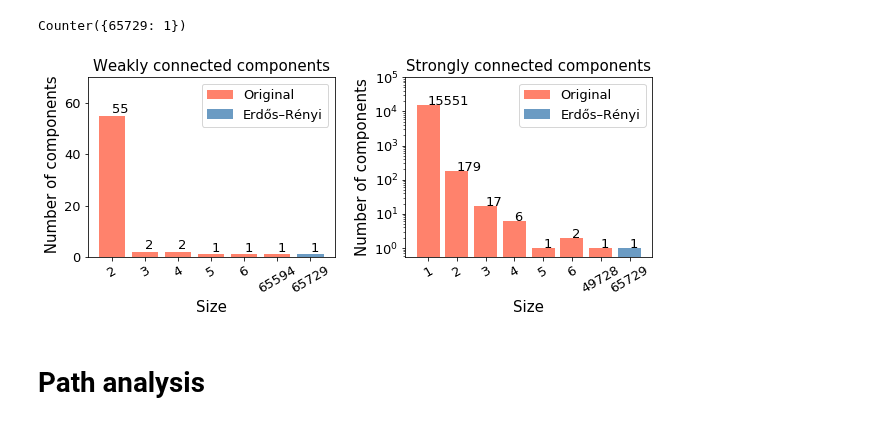
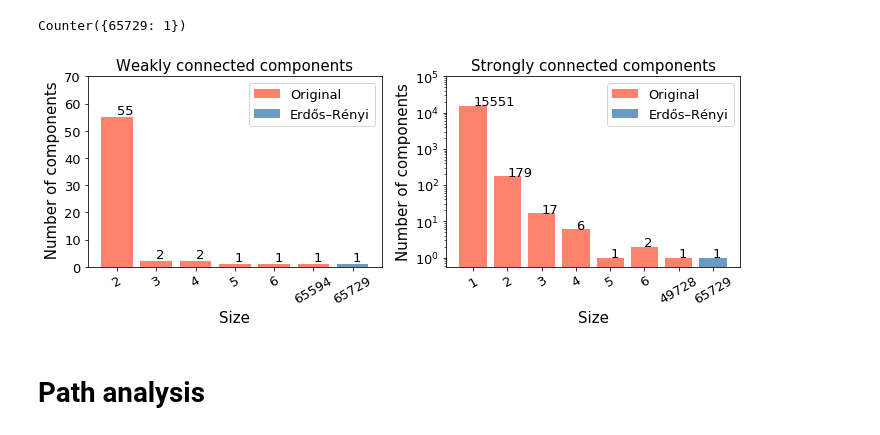
Before and after one commit to biyanisuraj/the_facebook_scandal, a Jupyter notebook: scripts/network_analysis/network_properties.ipynb, the cells around one changed output. Drawn from its saved outputs; the diff is of its cells as text; code cells hidden in the pictures.

```diff
--- a/scripts/network_analysis/network_properties.ipynb
+++ b/scripts/network_analysis/network_properties.ipynb
@@ -493,7 +493,7 @@ y_strong_lab = copy.copy(y_strong)
 y_strong_lab[-1] =1
 # %%
 #plt.subplots(figsize = (10,10))
-plt.subplots(figsize = FIGSIZE_TWOCOL)
+plt.subplots(figsize = (10,4))
 
 plt.subplot(121)
 plt.bar(range(len(x_weak)),y_weak,
@@ -507,34 +507,34 @@ plt.bar(range(len(x_weak)), y_weak_er,
 plt.xticks(range(len(x_weak)), x_weak, rotation = 30)
 plt.title('Weakly connected components')
 plt.xlabel('Size')
 plt.ylabel(' Number of components')
 plt.legend()
 plt.ylim(ymax=70)
 
 plt.subplot(122)
 plt.bar(range(len(x_strong)),
         [g_strong[k] if k in g_strong else 0 for k in x_strong],
         color='tomato', label='Original', log=True, alpha=.8)
 plt.bar(range(len(x_strong)),
         [er_strong[k] if k in er_strong else 0 for k in x_strong],
         color='steelblue', label=u'Erdős–Rényi', log=True, alpha=.8)
 for i in range(len(x_strong)):
     plt.text( i, y_strong_lab[i], y_strong_lab[i] , fontsize=SMALL_SIZE)
 
 plt.xticks(range(len(x_strong)), x_strong, rotation =30)
 plt.title('Strongly connected components')
 plt.xlabel('Size')
 plt.ylabel('Number of components')
 plt.legend()
 plt.ylim(ymax = 10**5)
 
 plt.subplots_adjust(left=0.125, right=0.9, bottom=0.1, top=1.4, wspace=0.2,
                     hspace=0.2)
 
 plt.tight_layout()
 plt.savefig('./imgs/connectivity.pdf', format='pdf')
 # %% [output]
-[figure, old version]
+[figure, new version]
 # %% [markdown]
 # Path analysis
 # %%
```
Also changed, not shown: 16 other files.
